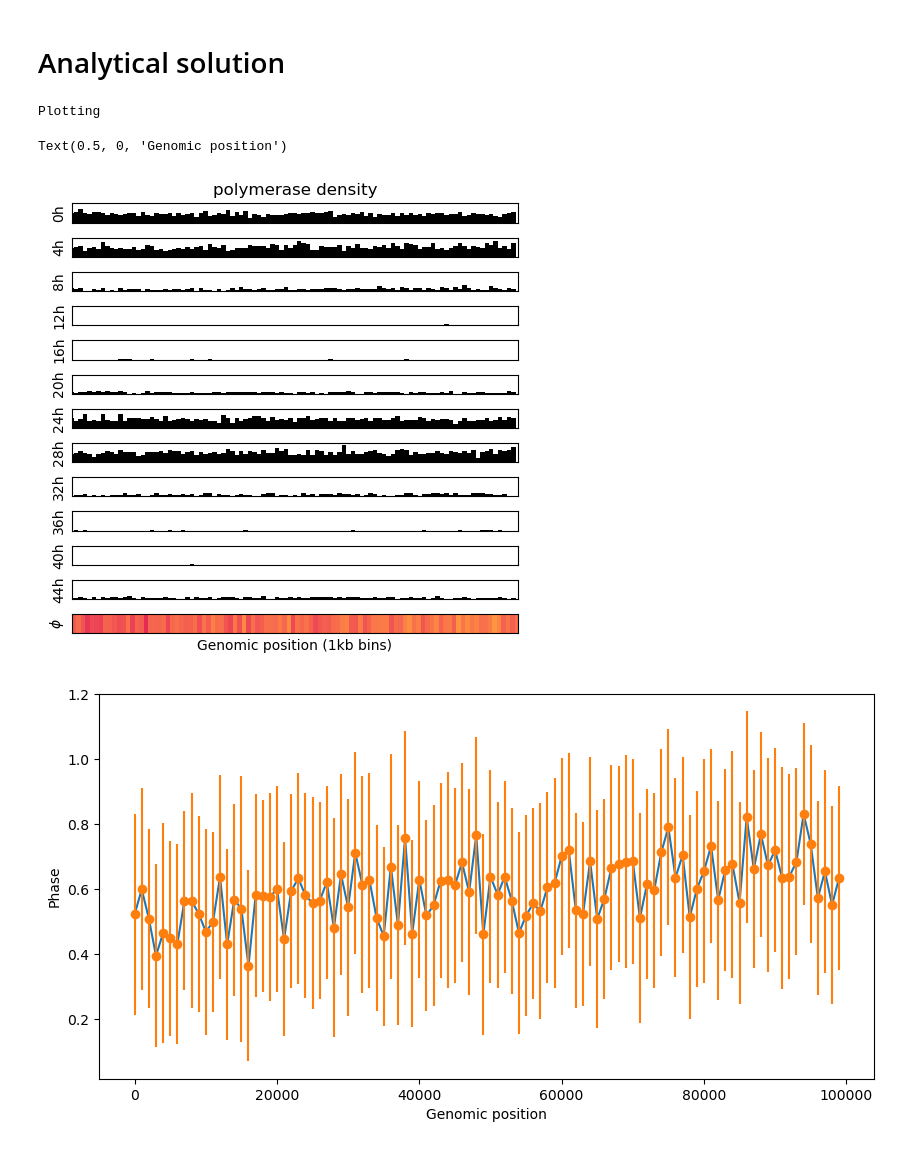
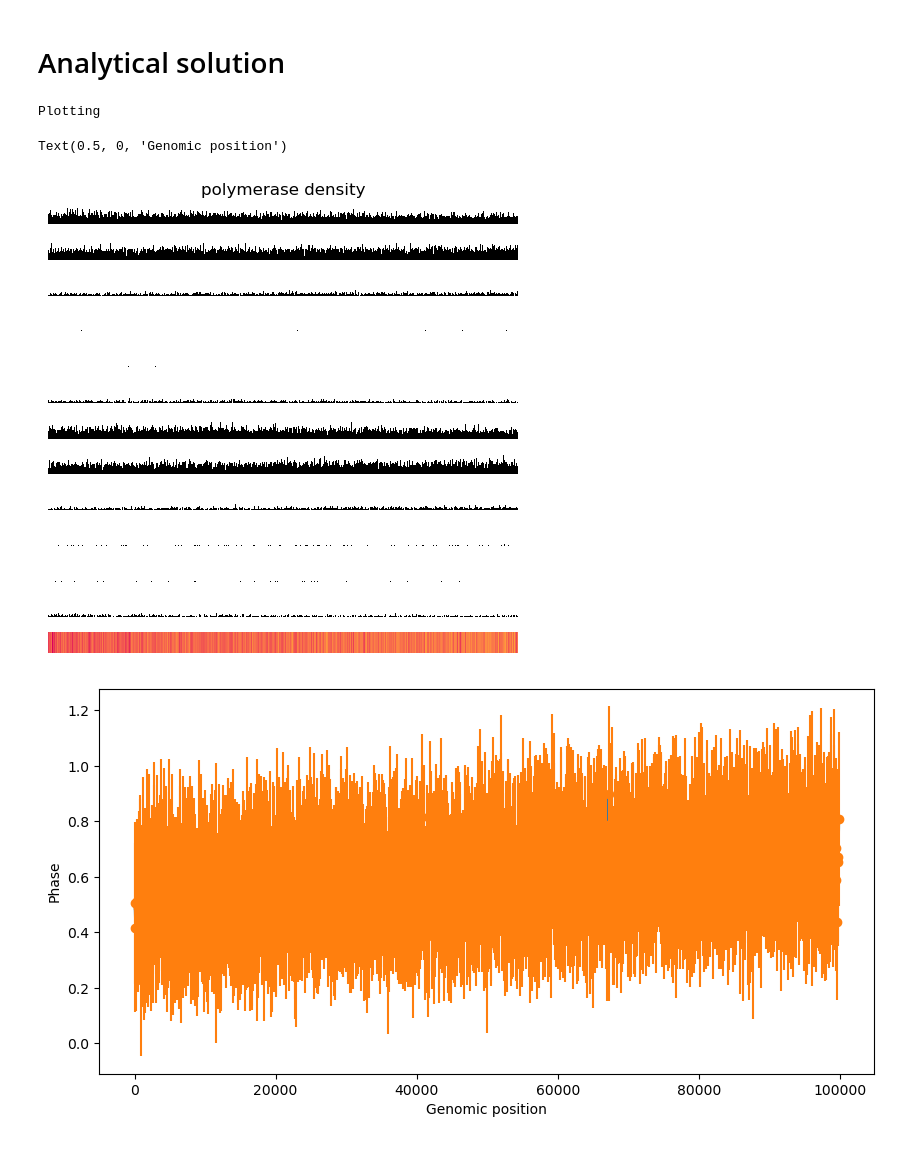
Before and after one commit to jmbreda/PROseq, a Jupyter notebook: notebooks/Figure1.ipynb, the cells around one changed output. Drawn from its saved outputs; the diff is of its cells as text; code cells hidden in the pictures.

```diff
--- a/notebooks/Figure1.ipynb
+++ b/notebooks/Figure1.ipynb
@@ -425,0 +255,15 @@ Per2 1
+# %%
+my_gene = 'Arntl'
+
+my_gtf = gene_gtf.loc[(gene_gtf.gene_name == my_gene),:]
+coords = my_gtf.loc[(my_gtf.feature == 'gene'),['chrom','start','end','strand']].values
+print(my_gene,coords.shape[0])
+
+n_transcripts = my_gtf.loc[(my_gtf.feature == 'transcript'),:].transcript_id.nunique()
+
+for coord in coords:
+    chr = coord[0]
+    start = coord[1]
+    end = coord[2]
+    strand = coord[3]
+    len = end - start
@@ -655,9 +720,9 @@ fig.savefig('fig/fig1/phase_difference.pdf')
 # Parameters
 v = 42*3600                   # Constant velocity [bp/h]
 x_max = 1e5                     # Maximum spatial domain [bp]
-dx = 1000                        # Spatial step size
+dx = 100                        # Spatial step size
 t = np.arange(0,48,4)    # Time of the mesurements [h]
-Nt = len(t)
+Nt = t.shape[0]                # Number of time points
 
 # cyclic Gaussian source term
 t0 = 2                          # Center time of the Gaussian source [h]
@@ -666,7 +731,7 @@ sigma = 3                       # Width of the Gaussian source [h]
 
 # Spatial grid
 x = np.arange(0, x_max, dx)
-Nx = len(x)
+Nx = x.shape[0]                # Number of spatial points
 
 # Analytical solution d rho / dt + v d rho / dx = S(x, t)
 # S(x, t) = sum_n Gauss(x, t - t0 - nT, sigma)
@@ -693,10 +758,11 @@ rho = np.random.poisson(N*rho)
 
 # Plotting
 print("Plotting")
-fig, axes = plt.subplots(len(t)+1, 1, figsize=(5, 5))
+fig, axes = plt.subplots(Nt+1, 1, figsize=(5, 5))
 f = 0
 for i in range(Nt):
     ax = axes[f]
+    ax.hlines(0, 0, x_max, 'k', lw=.5, alpha=0.5)
     ax.bar(x, height=rho[:,i],width=dx, color='k',label=f't = {t[i]:.1f}')
     ax.set_xticks([])
     ax.set_yticks([])
@@ -707,6 +773,7 @@ for i in range(Nt):
     ax.set_xlim(0, x_max)
     ax.set_ylim(0, 1.1*rho.max())
     ax.set_ylabel(f'{t[i]}h')
+    ax.axis('off')
     f += 1
 
 # compute phase and amplitude
@@ -723,32 +790,33 @@ for i in range(Nx):
 
 ω = 2*np.pi/24
 #σ2 = 10
 #Λ = np.repeat( σ2*np.eye(Nt)[np.newaxis,:,:], Nx, axis=0)
 # add some poisson noise
 
 mu, A, phi, sig2_mu, sig2_A, sig2_phi = FourierTransform_GLS(y,t,ω,Λ)
 
 Φ = np.ones((1,Nx,3))
 Φ[0] = p2lc(phi)
 
 ax = axes[-1]
 ax.imshow(Φ,aspect='auto',interpolation='none')
 ax.set_xticks([])
 ax.set_yticks([])
+ax.axis('off')
 ax.set_ylabel(r'$\phi$')
 ax.set_xlabel('Genomic position (1kb bins)')
 
 fig.tight_layout()
 fig.savefig('fig/fig1/transport_equation.pdf')
 
 
 fig, ax = plt.subplots(figsize=(10,5))
 ax.plot(x,phi)
 ax.errorbar(x,y=phi,yerr=2*np.sqrt(sig2_phi),fmt='o')
 ax.set_ylabel('Phase')
 ax.set_xlabel('Genomic position')
 # %% [output]
 Plotting
 Text(0.5, 0, 'Genomic position')
-[figure, old version]
+[figure, new version]
-[figure, old version]
+[figure, new version]
```
Also changed, not shown: parts of 8 cells of this notebook, 9 other files.
